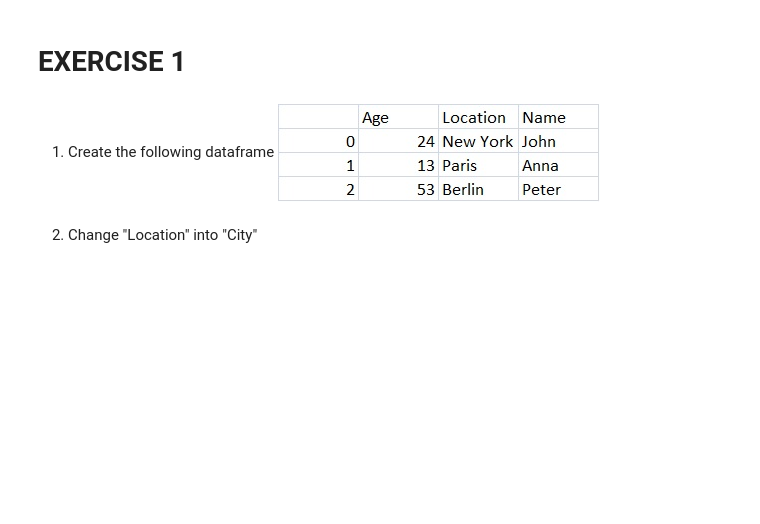
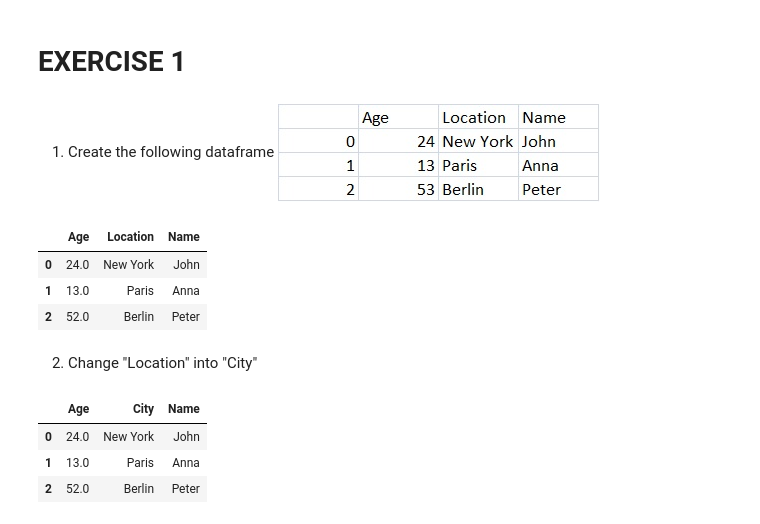
Before and after one commit to arisugiharto/Intermediate_python_batch16, a Jupyter notebook: Exercise 3.1 - Materi 3.ipynb, the cells around one changed output. Saved outputs shown, nothing was run; the diff lists cells and outputs as text; code cells hidden in the pictures; blank space fills up the shorter version.

```diff
--- a/Exercise 3.1 - Materi 3.ipynb
+++ b/Exercise 3.1 - Materi 3.ipynb
@@ -6,2 +8,12 @@
+# %%
+data1 = pd.DataFrame (data = {"Age": [24,13,52],
+                              "Location": ["New York", "Paris", "Berlin"],
+                              "Name": ["John", "Anna", "Peter"]},dtype = float)
+data1
+# %% [output]
+|  | Age | Location | Name |
+| 0 | 24.0 | New York | John |
+| 1 | 13.0 | Paris | Anna |
+| 2 | 52.0 | Berlin | Peter |
 # %% [markdown]
 2. Change "Location" into "City"
@@ -7,0 +22,7 @@
+# %%
+data1
+# %% [output]
+|  | Age | City | Name |
+| 0 | 24.0 | New York | John |
+| 1 | 13.0 | Paris | Anna |
+| 2 | 52.0 | Berlin | Peter |
```
Also changed, not shown: parts of 2 cells of this notebook, 14 other files.
